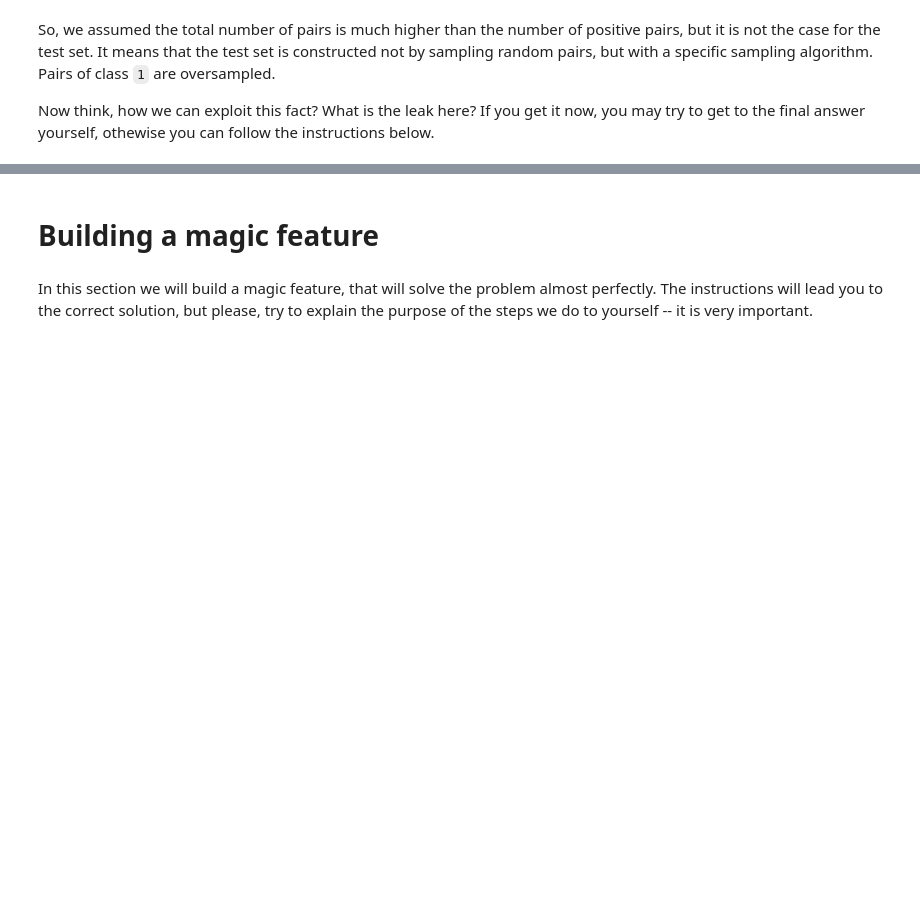
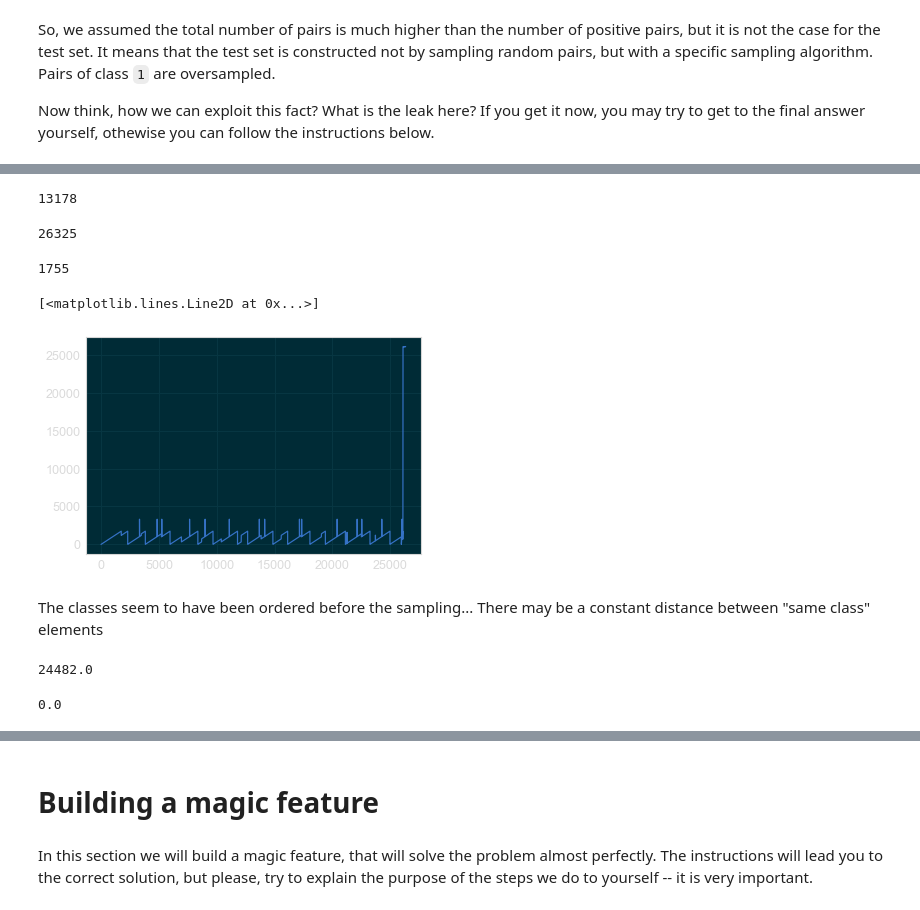
Before and after one commit to mtasende/competitive-data-science, a Jupyter notebook: Programming assignment, week 2: Data leakages/Data leakages.ipynb, the cells around one changed output, grey strips where cells are left out. Cells and saved outputs as stored; diff of their text form; code cells hidden in the pictures; blank space fills up the shorter version.

```diff
--- a/Programming assignment, week 2: Data leakages/Data leakages.ipynb
+++ b/Programming assignment, week 2: Data leakages/Data leakages.ipynb
@@ -554,0 +795,43 @@ Now think, how we can exploit this fact? What is the leak here? If you get it no
+# %%
+id_class = np.arange(data.FirstId.nunique())
+neighbors = {idx: [] for idx in id_class}
+for pair in equals:
+    neighbors[pair[0]].append(pair[1])
+    neighbors[pair[1]].append(pair[0])
+# %%
+# Fill the known classes
+id_class = np.arange(data.FirstId.nunique())
+for idx in tqdm.tqdm(id_class):
+    for n in neighbors[idx]:
+        id_class[n] = id_class[idx]
+# %%
+len(np.unique(id_class))
+# %% [output]
+13178
+# %%
+len(id_class)
+# %% [output]
+26325
+# %%
+def classify(neighbors, id_class, idx, value):
+    if id_class[idx] != idx:
+        return id_class
+    id_class[idx] = value
+    for n in neighbors[idx]:
+        id_class = classify(neighbors, id_class, n, value)
+    return id_class
+# %%
+id_class = np.arange(data.FirstId.nunique())
+for idx in np.arange(data.FirstId.nunique()):
+    id_class = classify(neighbors, id_class, idx, id_class[idx])
+# %%
+len(np.unique(id_class))
+# %% [output]
+1755
+# %%
+plt.plot(id_class)
+# %% [output]
+[<matplotlib.lines.Line2D at 0x...>]
+[figure, added]
+# %% [markdown]
+The classes seem to have been ordered before the sampling... There may be a constant distance between "same class" elements
@@ -554,0 +854,8 @@ Now think, how we can exploit this fact? What is the leak here? If you get it no
+# %%
+diffs.sum().sum()
+# %% [output]
+24482.0
+# %%
+diffs.loc[1,56]
+# %% [output]
+0.0
```
Also changed, not shown: parts of 74 cells of this notebook.
